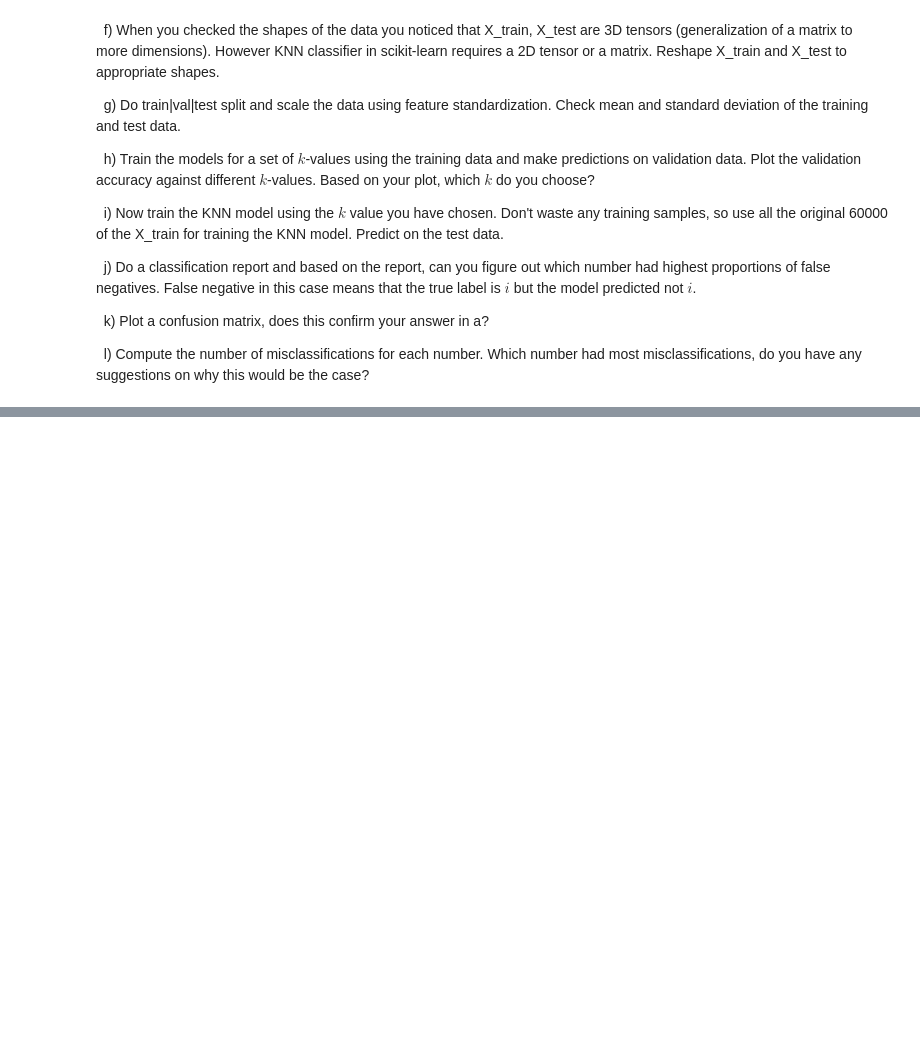
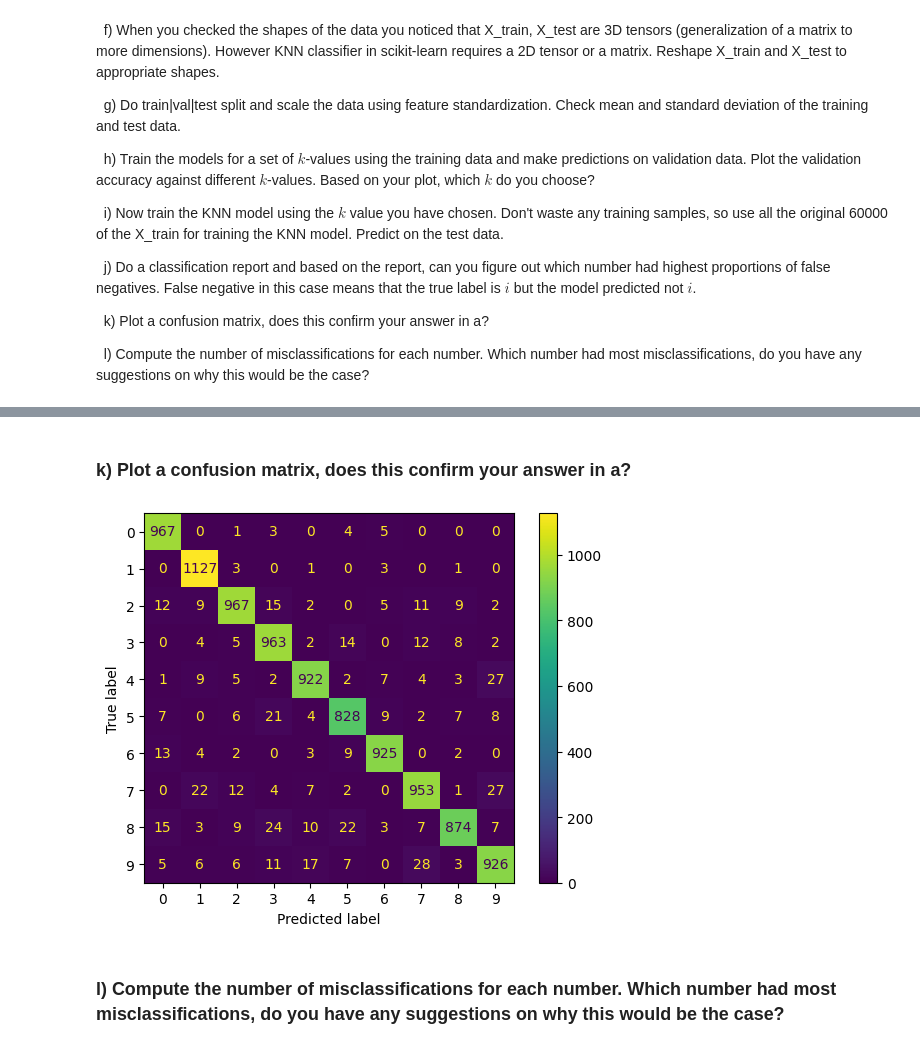
Before and after one commit to ponagr/ai_engineering_pontus_agren_grundstrom, a Jupyter notebook: exercises/2_classification/4_mnist_data.ipynb, the cells around one changed output, grey strips where cells are left out. Saved outputs shown, nothing was run; the diff lists cells and outputs as text; code cells hidden in the pictures; blank space fills up the shorter version.

```diff
--- a/exercises/2_classification/4_mnist_data.ipynb
+++ b/exercises/2_classification/4_mnist_data.ipynb
@@ -28,0 +160,18 @@ In the whole exercise, we will work with the famous MNIST dataset. Start by inst
+# %%
+from sklearn.preprocessing import StandardScaler
+
+scaler = StandardScaler()
+scaler.fit(X_train)
+
+scaled_X_train = scaler.transform(X_train)
+scaled_X_test = scaler.transform(x_test_reshaped)
+scaled_X_val = scaler.transform(X_val)
+
+print(f"{scaled_X_train.mean() = }")
+print(f"{scaled_X_train.std() = }\n")
+
+print(f"{scaled_X_test.mean() = }")
+print(f"{scaled_X_test.std() = }\n")
+
+print(f"{scaled_X_val.mean() = }")
+print(f"{scaled_X_val.std() = }")
@@ -28,0 +206,6 @@ In the whole exercise, we will work with the famous MNIST dataset. Start by inst
+# %%
+final_scaler = StandardScaler()
+scaler.fit(x_train_reshaped)
+
+scaled_X_train = scaler.transform(x_train_reshaped)
+scaled_X_test = scaler.transform(x_test_reshaped)
@@ -28,0 +216,7 @@ In the whole exercise, we will work with the famous MNIST dataset. Start by inst
+# %%
+best_k = 3
+
+final_model = KNeighborsClassifier(n_neighbors=best_k)
+final_model.fit(scaled_X_train, y_train)
+
+y_pred = final_model.predict(scaled_X_test)
@@ -28,0 +248,10 @@ In the whole exercise, we will work with the famous MNIST dataset. Start by inst
+# %% [markdown]
+### k) Plot a confusion matrix, does this confirm your answer in a?
+# %%
+cm = confusion_matrix(y_test, y_pred)
+ConfusionMatrixDisplay(cm).plot();
+# yes
+# %% [output]
+[figure, added]
+# %% [markdown]
+### l) Compute the number of misclassifications for each number. Which number had most misclassifications, do you have any suggestions on why this would be the case?
```
Also changed, not shown: parts of 20 cells of this notebook, 1 other file.
